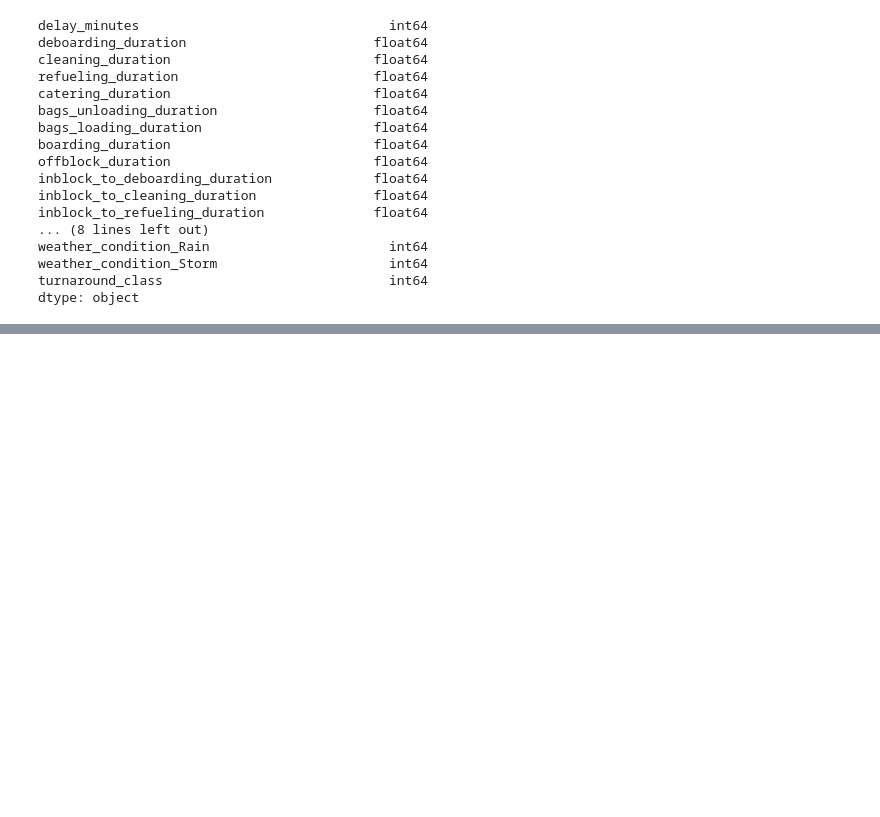
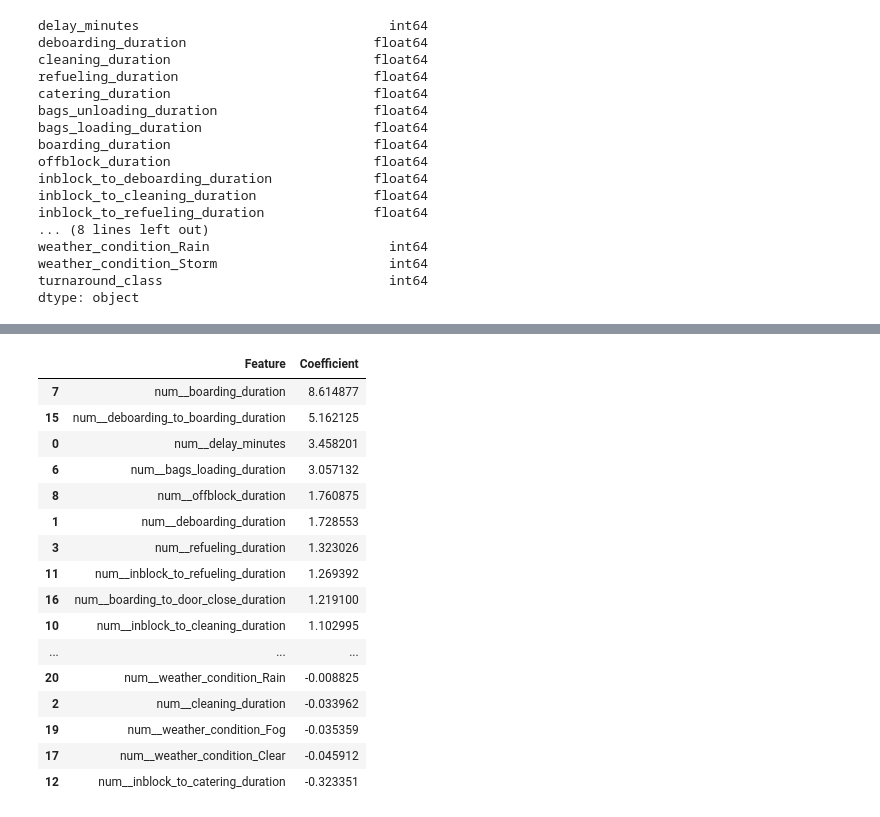
Before and after one commit to raoliveirads/Turnaround_Project, a Jupyter notebook: notebooks/turnaround.ipynb, the cells around one changed output, grey strips where cells are left out. Drawn from its saved outputs; the diff is of its cells as text; code cells hidden in the pictures; blank space fills up the shorter version.

```diff
--- a/notebooks/turnaround.ipynb
+++ b/notebooks/turnaround.ipynb
@@ -494,0 +587,6 @@ df.to_csv('/Users/renanoliveira/Documents/Portfolio/turnaround/data/processed/tu
+# %%
+# Evaluating the model coeficient's
+coef = model.named_steps['classifier'].coef_[0]
+# %%
+# Getting the feature names after preprocessing
+feature_names = model.named_steps['preprocessor'].get_feature_names_out(X_train.columns)
@@ -494,0 +611,24 @@ df.to_csv('/Users/renanoliveira/Documents/Portfolio/turnaround/data/processed/tu
+# %%
+# Creating a DataFrame to display the coefficients with their corresponding feature names
+coef_df = pd.DataFrame({'Feature': feature_names, 'Coefficient': coef})
+coef_df = coef_df.sort_values(by='Coefficient', ascending=False)
+# %%
+coef_df
+# %% [output]
+|  | Feature | Coefficient |
+| 7 | num__boarding_duration | 8.614877 |
+| 15 | num__deboarding_to_boarding_duration | 5.162125 |
+| 0 | num__delay_minutes | 3.458201 |
+| 6 | num__bags_loading_duration | 3.057132 |
+| 8 | num__offblock_duration | 1.760875 |
+| 1 | num__deboarding_duration | 1.728553 |
+| 3 | num__refueling_duration | 1.323026 |
+| 11 | num__inblock_to_refueling_duration | 1.269392 |
+| 16 | num__boarding_to_door_close_duration | 1.219100 |
+| 10 | num__inblock_to_cleaning_duration | 1.102995 |
+| ... | ... | ... |
+| 20 | num__weather_condition_Rain | -0.008825 |
+| 2 | num__cleaning_duration | -0.033962 |
+| 19 | num__weather_condition_Fog | -0.035359 |
+| 17 | num__weather_condition_Clear | -0.045912 |
+| 12 | num__inblock_to_catering_duration | -0.323351 |
```
Also changed, not shown: parts of 17 cells of this notebook, 1 other file.
